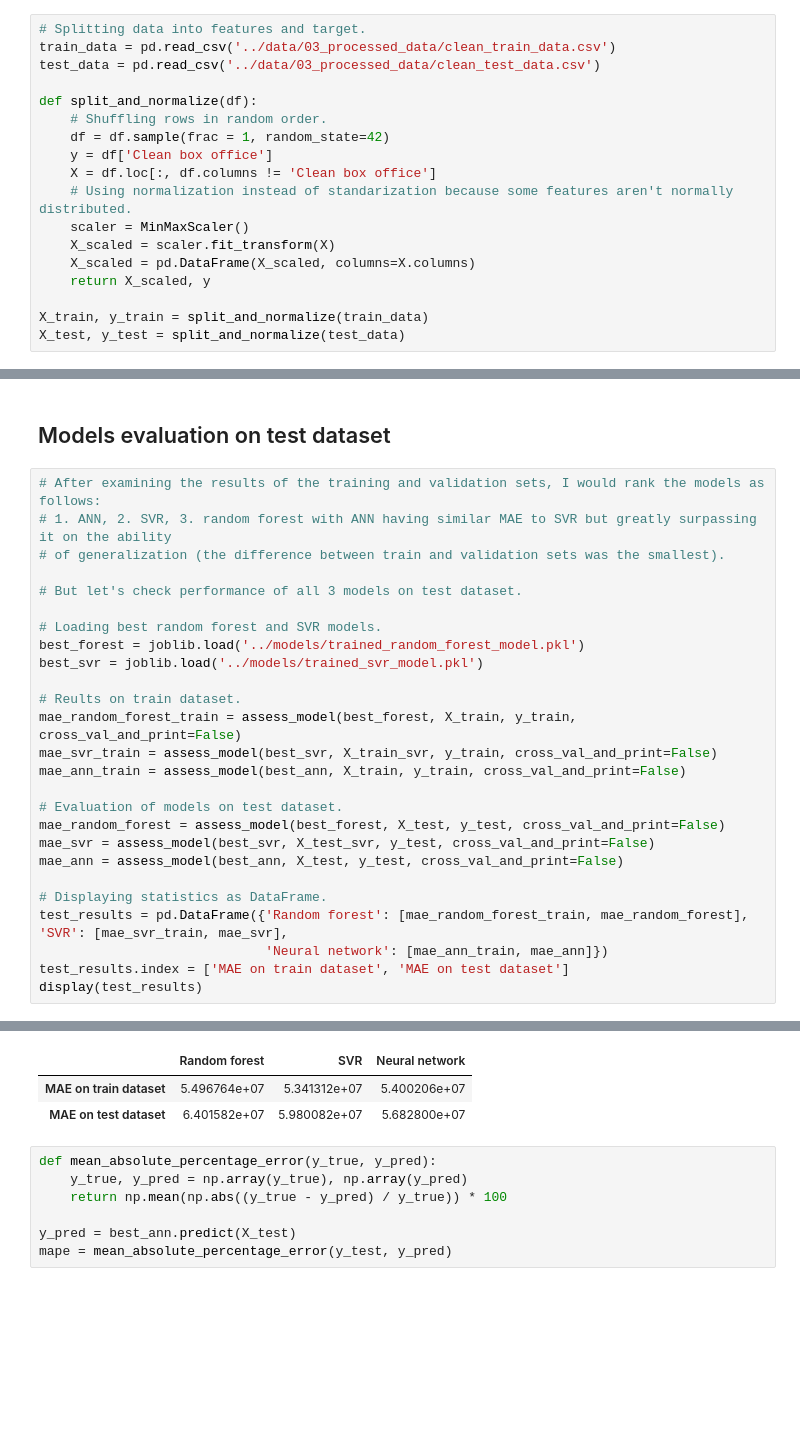
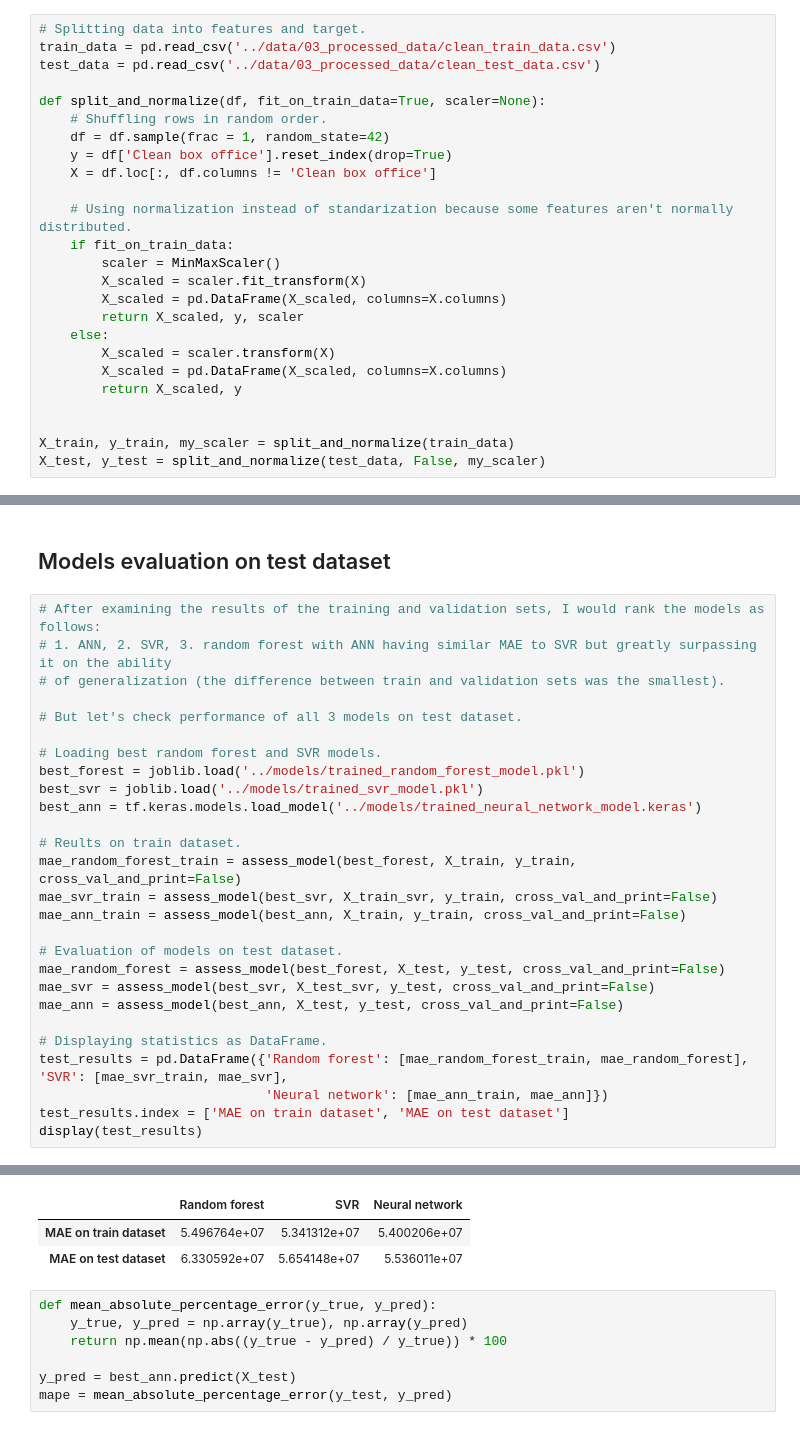
Before and after one commit to JakubWalczak1/box_office_project, a Jupyter notebook: jupyter_notebooks/03_model_development.ipynb, the cells around one changed output, grey strips where cells are left out. Cells and saved outputs as stored; diff of their text form; blank space fills up the shorter version.

```diff
--- a/jupyter_notebooks/03_model_development.ipynb
+++ b/jupyter_notebooks/03_model_development.ipynb
@@ -21,19 +21,26 @@ import joblib
 train_data = pd.read_csv('../data/03_processed_data/clean_train_data.csv')
 test_data = pd.read_csv('../data/03_processed_data/clean_test_data.csv')
 
-def split_and_normalize(df):
+def split_and_normalize(df, fit_on_train_data=True, scaler=None):
     # Shuffling rows in random order.
     df = df.sample(frac = 1, random_state=42)
-    y = df['Clean box office']
+    y = df['Clean box office'].reset_index(drop=True)
     X = df.loc[:, df.columns != 'Clean box office']
+
     # Using normalization instead of standarization because some features aren't normally distributed.
-    scaler = MinMaxScaler()
-    X_scaled = scaler.fit_transform(X)
-    X_scaled = pd.DataFrame(X_scaled, columns=X.columns)
-    return X_scaled, y
+    if fit_on_train_data:
+        scaler = MinMaxScaler()
+        X_scaled = scaler.fit_transform(X)
+        X_scaled = pd.DataFrame(X_scaled, columns=X.columns)
+        return X_scaled, y, scaler
+    else:
+        X_scaled = scaler.transform(X)
+        X_scaled = pd.DataFrame(X_scaled, columns=X.columns)
+        return X_scaled, y
 
-X_train, y_train = split_and_normalize(train_data)
-X_test, y_test = split_and_normalize(test_data)
+
+X_train, y_train, my_scaler = split_and_normalize(train_data)
+X_test, y_test = split_and_normalize(test_data, False, my_scaler)
 # %% [markdown]
 Baseline Mean Absolute Error (MAE) for train set
 # %%
@@ -426,6 +433,7 @@ Epoch 4/4
 # Loading best random forest and SVR models.
 best_forest = joblib.load('../models/trained_random_forest_model.pkl')
 best_svr = joblib.load('../models/trained_svr_model.pkl')
+best_ann = tf.keras.models.load_model('../models/trained_neural_network_model.keras')
 
 # Reults on train dataset.
 mae_random_forest_train = assess_model(best_forest, X_train, y_train, cross_val_and_print=False)
@@ -447,7 +455,7 @@ display(test_results)
 30/30 ━━━━━━━━━━━━━━━━━━━━ 0s 3ms/step
 |  | Random forest | SVR | Neural network |
 | MAE on train dataset | 5.496764e+07 | 5.341312e+07 | 5.400206e+07 |
-| MAE on test dataset | 6.401582e+07 | 5.980082e+07 | 5.682800e+07 |
+| MAE on test dataset | 6.330592e+07 | 5.654148e+07 | 5.536011e+07 |
 # %%
 def mean_absolute_percentage_error(y_true, y_pred):
     y_true, y_pred = np.array(y_true), np.array(y_pred)
```
Also changed, not shown: parts of 3 cells of this notebook.
